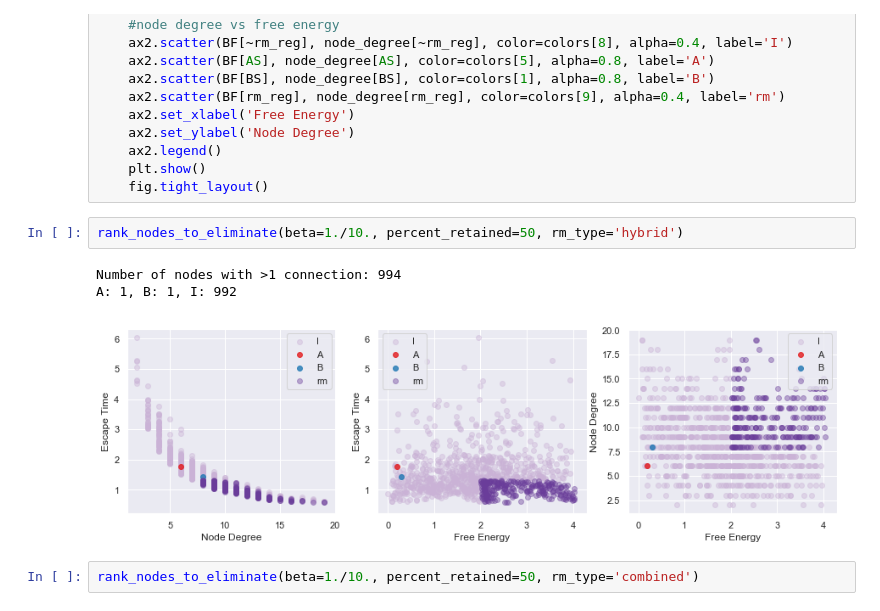
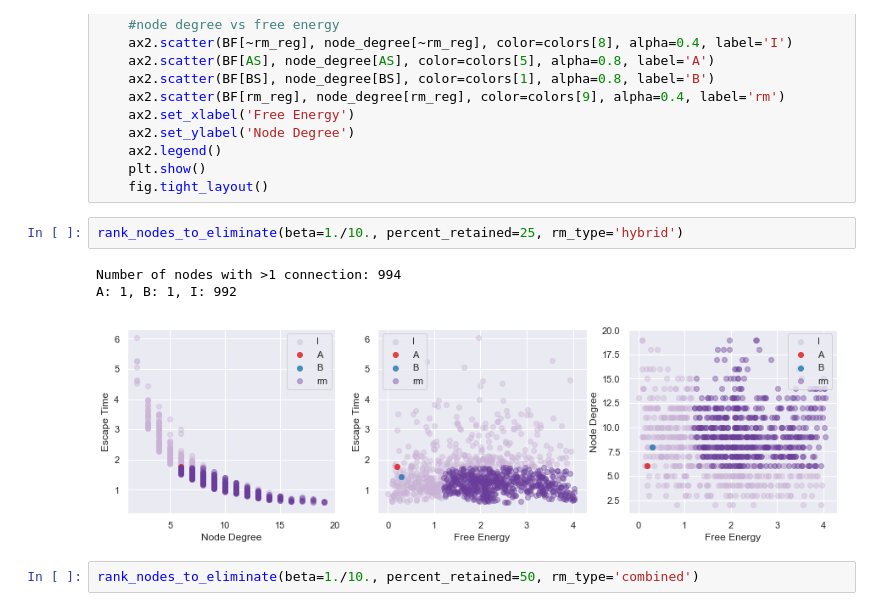
Before and after one commit to tomswinburne/PyGT, a Jupyter notebook: partialGT_9state.ipynb, the cells around one changed output. Saved outputs shown, nothing was run; the diff lists cells and outputs as text.

```diff
--- a/partialGT_9state.ipynb
+++ b/partialGT_9state.ipynb
@@ -165,11 +165,11 @@ def rank_nodes_to_eliminate(beta=1.0/0.25, rm_type='hybrid', percent_retained=10
     plt.show()
     fig.tight_layout()
 # %%
-rank_nodes_to_eliminate(beta=1./10., percent_retained=50, rm_type='hybrid')
+rank_nodes_to_eliminate(beta=1./10., percent_retained=25, rm_type='hybrid')
 # %% [output]
 Number of nodes with >1 connection: 994
 A: 1, B: 1, I: 992
-[figure, old version]
+[figure, new version]
 # %%
 rank_nodes_to_eliminate(beta=1./10., percent_retained=50, rm_type='combined')
 # %% [output]
```
Also changed, not shown: parts of 16 cells of this notebook, 12 other files.
